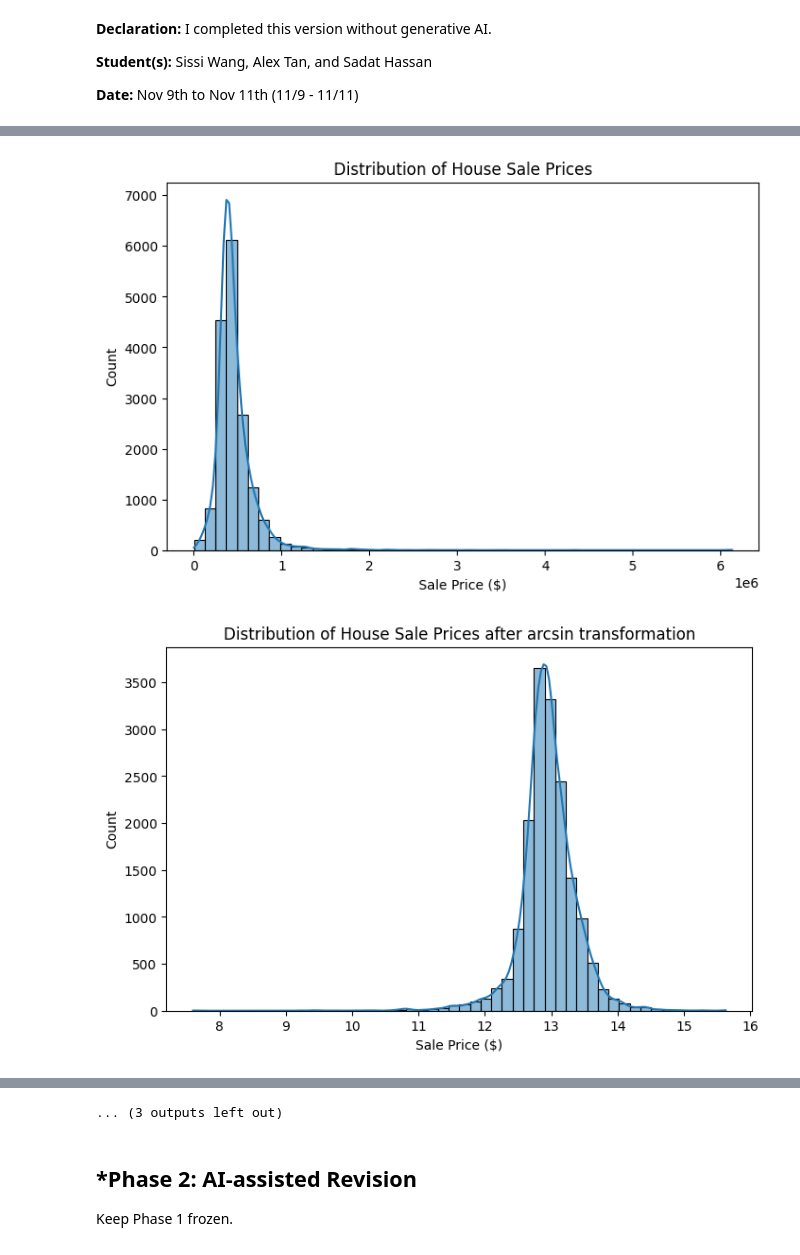
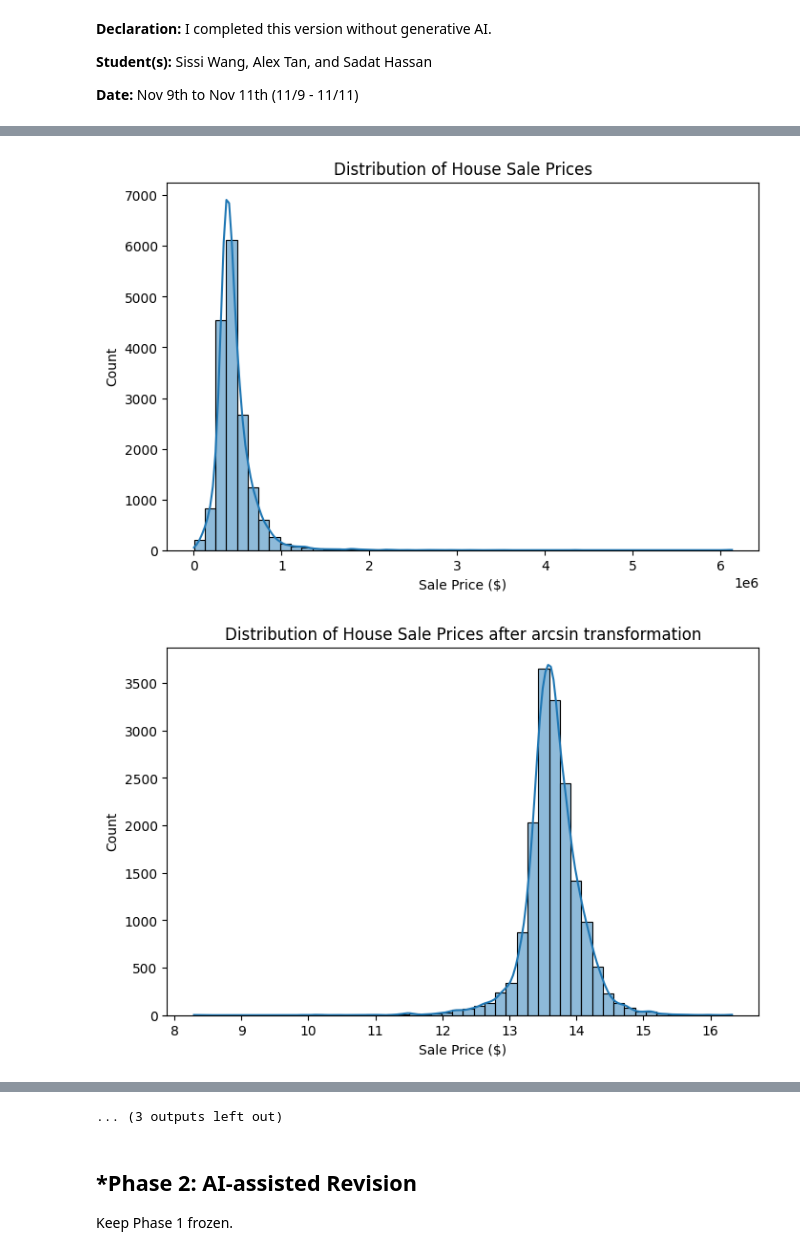
Before and after one commit to sissi0907/L02-hedonic-pricing, a Jupyter notebook: notebook.ipynb, the cells around one changed output, grey strips where cells are left out. Drawn from its saved outputs; the diff is of its cells as text; code cells hidden in the pictures.

```diff
--- a/notebook.ipynb
+++ b/notebook.ipynb
@@ -69,7 +69,7 @@ plt.ylabel("Count")
 plt.show()
 
 # Log Transform data
-df["log_sale_price"] = np.log(df["sale_price"])
+df["log_sale_price"] = np.arcsinh((df["sale_price"]))
 
 plt.figure(figsize=(8, 5))
 sns.histplot(df["log_sale_price"], kde=True, bins=50)
@@ -235,11 +235,11 @@ for col in numeric_cols:
              label="Regression line")
     plt.title("Partial Regression Plot: " + col)
     plt.xlabel(col + " (residual)")
-    plt.ylabel("log_sale_price (residual)")
+    plt.ylabel("sale_price (residual)")
     plt.legend(loc="upper left")
     plt.show()
 
-print("No significant non linearities, the plots look linear so there is not much of a slope")
+print("No, there is no significant non-linearities")
 
 # Step 6
 # Include transformations and interactions of your variables, and build a more complex model that reflects your ideas
@@ -324,14 +324,13 @@ print("The complex model performs much better than the simple one as the R^2 val
 
 # Step 7
 # Summarize your results from 1 to 6. Have you learned anything about overfitting and underfitting, or model selection?
-print("1) cleaned data and log transformed the right-skewed sales price\n"
-"2) One hot encoded the categorical vars\n"
-"3) Split 80/20\n"
+print("1) Cleaned the data by handling missing values, removing observations with missing key variables, and exploring the distribution of house sale prices.\n"
+"2) Transformed categorical variables using one-hot encoding so they could be included in regression models.\n"
+"3) Split the data into 80% training data and 20% testing data.\n"
 "4) Simple models performed similarly with a test R squared of 0.262 to 0.287\n"
 "and test RMSE around $216k to $220k. The simple models are underfit. Model 3 was the best simple model.\n"
-"5) Additional features barely changed R squared (only moving from 0.2625 to 0.2872), showing that adding raw variables is not enough.\n"
-"6) The complex model with transformations and interactions improved test R^2 to 0.483 and test RMSE to 0.306 on the log scale.\n"
-"The train and test curves were nearly equal, so there was no overfitting overall.")
+"5) Created partial regression plots to examine the relationships between numerical predictors and sale prices after controlling for other variables. These plots helped identify potential nonlinear relationships.\n"
+"6) Built a more complex model using transformations and interactions. The additional features improved predictive performance, suggesting that house prices depend on more complicated relationships than a simple linear model can capture.")
 
 print("Adding raw vars is not enough as Model 1 to Model 3 barely changed r squared\n"
 "making them underfit regardless. What has a greater impact overall are feature transformations and interactions,\n"
@@ -378,34 +377,34 @@ lasso_test_r2 = r2_score(y_test_log, test_pred)
 print("Training RMSE:", round(lasso_train_rmse, 4), " Testing RMSE:", round(lasso_test_rmse, 4))
 print("Training R2:", round(lasso_train_r2, 4), " Testing R2:", round(lasso_test_r2, 4))
 
 lasso = best_model.named_steps["lasso"]
 
 print(pd.Series(lasso.coef_, index=complex_features).round(4))
 
 print("It kept the features with nonzero constanst, which was 59/62 shown in the print.")
 print("The most predictive are sqft_x_bathrooms and bathrooms with 0.4499 and -0.3360.")
 print("The training rmse was 0.3081, the training r2 was 0.4777")
 print("the testing rmse was 0.3061, the testing r2 was 0.4843")
 # %% [output]
 <class 'pandas.DataFrame'>
 RangeIndex: 16814 entries, 0 to 16813
 Data columns (total 19 columns):
  #   Column                       Non-Null Count  Dtype
 ---  ------                       --------------  -----
  0   sale_date                    16814 non-null  str
  1   sale_price                   16814 non-null  int64
  2   house_square_feet            16814 non-null  int64
  3   attic_finished_square_feet   16814 non-null  int64
  4   basement_square_feet         16814 non-null  int64
  5   attached_garage_square_feet  16814 non-null  int64
  6   detached_garage_square_feet  16814 non-null  int64
 ... (77 lines left out)
 waterfront_type                16261
 view_quality                   15895
 utility_sewer                      0
 dtype: int64
 [figure]
-[figure, old version]
+[figure, new version]
 Index(['sale_date', 'sale_price', 'house_square_feet',
        'attic_finished_square_feet', 'basement_square_feet',
        'attached_garage_square_feet', 'detached_garage_square_feet',
```
